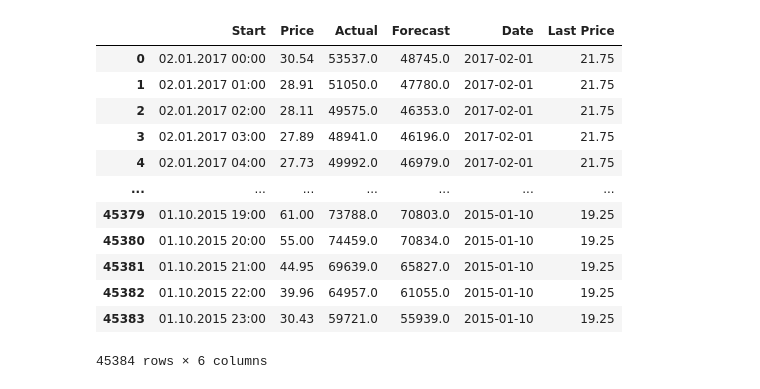
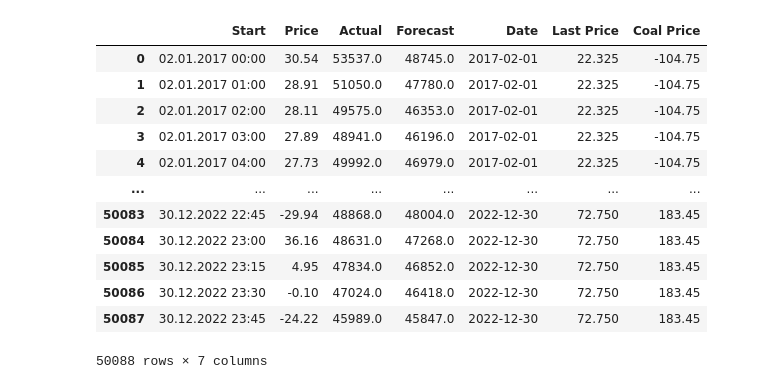
Before and after one commit to EthanReese/thesis, a Jupyter notebook: Cleaning Functions.ipynb, the cells around one changed output. Cells and saved outputs as stored; diff of their text form; code cells hidden in the pictures.

```diff
--- a/Cleaning Functions.ipynb
+++ b/Cleaning Functions.ipynb
@@ -3,7 +3,7 @@ import pandas as pd
 import os
 import datetime as dt
 # %%
-def read_and_clean(country, lng_path, area_suffix):
+def read_and_clean(country, lng_path, area_suffix, coal_path = "./Bloomberg/Rotterdam Coal.xlsx"):
         os.chdir(os.path.join("/Users","ethan","Dev","Thesis Work"))
         # start by iterating and reading in all of the files
         price_data = []
@@ -40,6 +40,9 @@ def read_and_clean(country, lng_path, area_suffix):
         if(country == "Germany"):
                 loads["Forecast"] = loads["Day-ahead Total Load Forecast [MW] - BZN|DE-AT-LU"].combine_first(loads["Day-ahead Total Load Forecast [MW] - BZN|DE-LU"])
                 loads["Actual"] = loads["Actual Total Load [MW] - BZN|DE-AT-LU"].combine_first(loads["Actual Total Load [MW] - BZN|DE-LU"])
+        elif(country == "Austria"):
+                loads["Forecast"] = loads["Day-ahead Total Load Forecast [MW] - BZN|DE-AT-LU"].combine_first(loads["Day-ahead Total Load Forecast [MW] - BZN|AT"])
+                loads["Actual"] = loads["Actual Total Load [MW] - BZN|DE-AT-LU"].combine_first(loads["Actual Total Load [MW] - BZN|AT"])
         else:
                 loads["Forecast"] = loads["Day-ahead Total Load Forecast [MW] - {}".format(area_suffix)]
                 loads["Actual"] = loads["Actual Total Load [MW] - {}".format(area_suffix)]
@@ -61,13 +64,17 @@ def read_and_clean(country, lng_path, area_suffix):
         elec_merged["Date"] = pd.to_datetime(pd.to_datetime(elec_merged["Start"]).dt.date)
         ## READ IN LNG DATA FROM BLOOMBERG
         lng_data = pd.read_excel(lng_path)
-        if(country == "Germany"):
-                lng_data["Last Price"] = lng_data["Mid Price"]
         # filter columns
         lng_data = lng_data[["Date", "Last Price"]]
+
+        ## READ IN COAL DATA FROM BLOOMBERG
+        coal_data = pd.read_excel(coal_path)
+        coal_data["Coal Price"] = coal_data["Last Price"]
+        coal_data = coal_data[["Date", "Coal Price"]]
         # add the additional day to match up with the day ahead data
-        lng_data["Date"] = pd.to_datetime(lng_data["Date"] + dt.timedelta(days=1))
+        #lng_data["Date"] = pd.to_datetime(lng_data["Date"] + dt.timedelta(days=1))
         combined = elec_merged.merge(lng_data, on="Date")
+        combined = combined.merge(coal_data, on = "Date");
 
         combined.to_csv("./{}/combined_data.csv".format(country))
 
@@ -107,16 +114,16 @@ read_and_clean("Netherlands", "/Users/ethan/Dev/Thesis Work/Data/Bloomberg/TTF D
 # %%
-read_and_clean("Germany", "/Users/Ethan/Dev/Thesis Work/Data/Bloomberg/THE Day-Ahead Historical.xlsx", "BZN|DE")
+read_and_clean("Germany", "/Users/Ethan/Dev/Thesis Work/Data/Bloomberg/THE_data.xlsx", "BZN|DE")
 # %% [output]
-|  | Start | Price | Actual | Forecast | Date | Last Price |
-| 0 | 02.01.2017 00:00 | 30.54 | 53537.0 | 48745.0 | 2017-02-01 | 21.75 |
-| 1 | 02.01.2017 01:00 | 28.91 | 51050.0 | 47780.0 | 2017-02-01 | 21.75 |
-| 2 | 02.01.2017 02:00 | 28.11 | 49575.0 | 46353.0 | 2017-02-01 | 21.75 |
-| 3 | 02.01.2017 03:00 | 27.89 | 48941.0 | 46196.0 | 2017-02-01 | 21.75 |
-| 4 | 02.01.2017 04:00 | 27.73 | 49992.0 | 46979.0 | 2017-02-01 | 21.75 |
-| ... | ... | ... | ... | ... | ... | ... |
-| 45379 | 01.10.2015 19:00 | 61.00 | 73788.0 | 70803.0 | 2015-01-10 | 19.25 |
-| 45380 | 01.10.2015 20:00 | 55.00 | 74459.0 | 70834.0 | 2015-01-10 | 19.25 |
-| 45381 | 01.10.2015 21:00 | 44.95 | 69639.0 | 65827.0 | 2015-01-10 | 19.25 |
-| 45382 | 01.10.2015 22:00 | 39.96 | 64957.0 | 61055.0 | 2015-01-10 | 19.25 |
-| 45383 | 01.10.2015 23:00 | 30.43 | 59721.0 | 55939.0 | 2015-01-10 | 19.25 |
+|  | Start | Price | Actual | Forecast | Date | Last Price | Coal Price |
+| 0 | 02.01.2017 00:00 | 30.54 | 53537.0 | 48745.0 | 2017-02-01 | 22.325 | -104.75 |
+| 1 | 02.01.2017 01:00 | 28.91 | 51050.0 | 47780.0 | 2017-02-01 | 22.325 | -104.75 |
+| 2 | 02.01.2017 02:00 | 28.11 | 49575.0 | 46353.0 | 2017-02-01 | 22.325 | -104.75 |
+| 3 | 02.01.2017 03:00 | 27.89 | 48941.0 | 46196.0 | 2017-02-01 | 22.325 | -104.75 |
+| 4 | 02.01.2017 04:00 | 27.73 | 49992.0 | 46979.0 | 2017-02-01 | 22.325 | -104.75 |
+| ... | ... | ... | ... | ... | ... | ... | ... |
+| 50083 | 30.12.2022 22:45 | -29.94 | 48868.0 | 48004.0 | 2022-12-30 | 72.750 | 183.45 |
+| 50084 | 30.12.2022 23:00 | 36.16 | 48631.0 | 47268.0 | 2022-12-30 | 72.750 | 183.45 |
+| 50085 | 30.12.2022 23:15 | 4.95 | 47834.0 | 46852.0 | 2022-12-30 | 72.750 | 183.45 |
+| 50086 | 30.12.2022 23:30 | -0.10 | 47024.0 | 46418.0 | 2022-12-30 | 72.750 | 183.45 |
+| 50087 | 30.12.2022 23:45 | -24.22 | 45989.0 | 45847.0 | 2022-12-30 | 72.750 | 183.45 |
-45384 rows × 6 columns
+50088 rows × 7 columns
```
Also changed, not shown: parts of 4 cells of this notebook, 4 other files.
